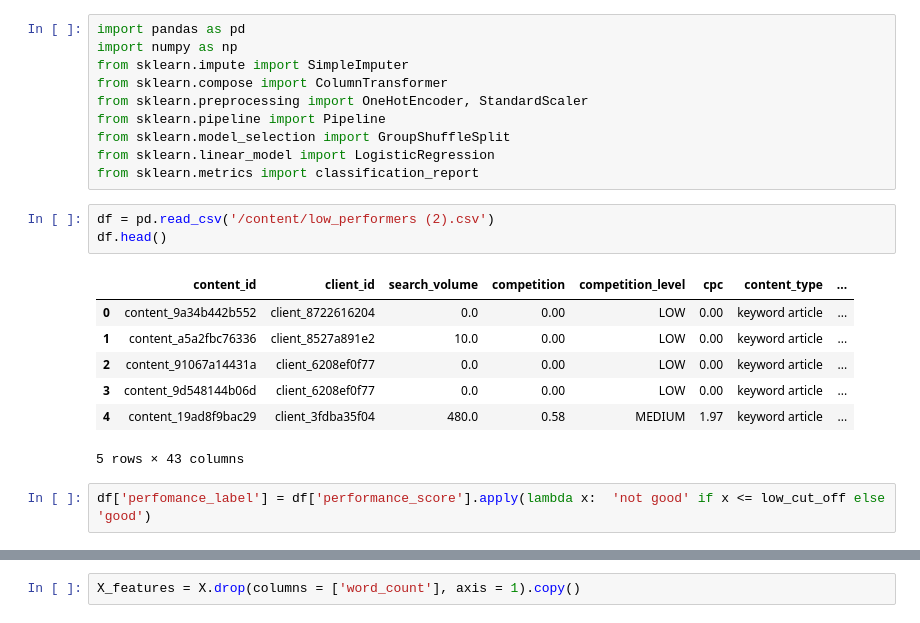
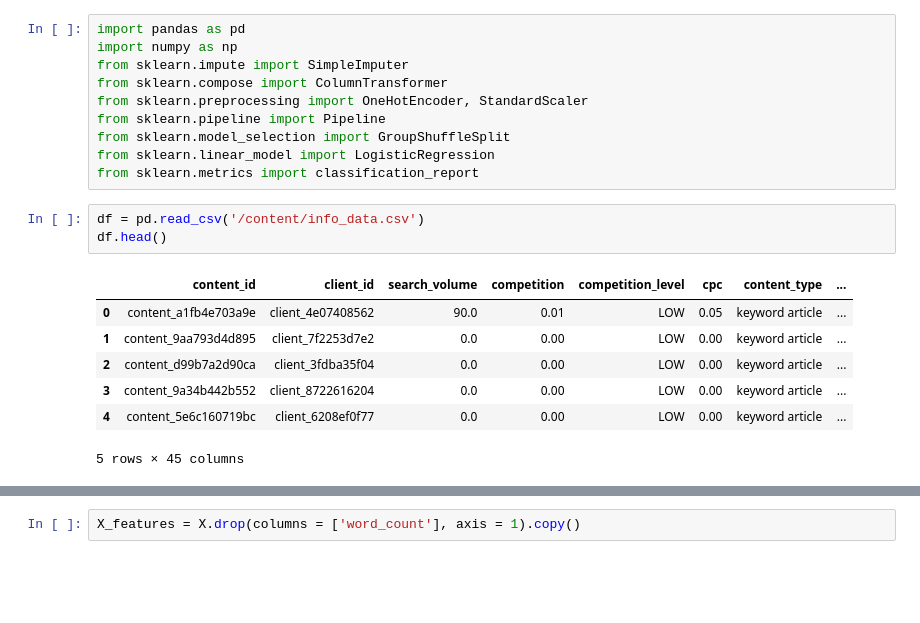
Before and after one commit to Maryam-Shile/flyrank_ml_internship, a Jupyter notebook: work/notebooks/w02_ml_task_framing.ipynb, the cells around one changed output, grey strips where cells are left out. Saved outputs shown, nothing was run; the diff lists cells and outputs as text; blank space fills up the shorter version.

```diff
--- a/work/notebooks/w02_ml_task_framing.ipynb
+++ b/work/notebooks/w02_ml_task_framing.ipynb
@@ -29,18 +29,16 @@ from sklearn.model_selection import GroupShuffleSplit
 from sklearn.linear_model import LogisticRegression
 from sklearn.metrics import classification_report
 # %%
-df = pd.read_csv('/content/low_performers (2).csv')
+df = pd.read_csv('/content/info_data.csv')
 df.head()
 # %% [output]
 |  | content_id | client_id | search_volume | competition | competition_level | cpc | content_type | ... |
-| 0 | content_9a34b442b552 | client_8722616204 | 0.0 | 0.00 | LOW | 0.00 | keyword article | ... |
-| 1 | content_a5a2fbc76336 | client_8527a891e2 | 10.0 | 0.00 | LOW | 0.00 | keyword article | ... |
-| 2 | content_91067a14431a | client_6208ef0f77 | 0.0 | 0.00 | LOW | 0.00 | keyword article | ... |
-| 3 | content_9d548144b06d | client_6208ef0f77 | 0.0 | 0.00 | LOW | 0.00 | keyword article | ... |
-| 4 | content_19ad8f9bac29 | client_3fdba35f04 | 480.0 | 0.58 | MEDIUM | 1.97 | keyword article | ... |
+| 0 | content_a1fb4e703a9e | client_4e07408562 | 90.0 | 0.01 | LOW | 0.05 | keyword article | ... |
+| 1 | content_9aa793d4d895 | client_7f2253d7e2 | 0.0 | 0.00 | LOW | 0.00 | keyword article | ... |
+| 2 | content_d99b7a2d90ca | client_3fdba35f04 | 0.0 | 0.00 | LOW | 0.00 | keyword article | ... |
+| 3 | content_9a34b442b552 | client_8722616204 | 0.0 | 0.00 | LOW | 0.00 | keyword article | ... |
+| 4 | content_5e6c160719bc | client_6208ef0f77 | 0.0 | 0.00 | LOW | 0.00 | keyword article | ... |
-5 rows × 43 columns
+5 rows × 45 columns
-# %%
-df['perfomance_label'] = df['performance_score'].apply(lambda x:  'not good' if x <= low_cut_off else 'good')
 # %%
 df.iloc[0]
 # %% [output]
```
Also changed, not shown: parts of 40 cells of this notebook.
